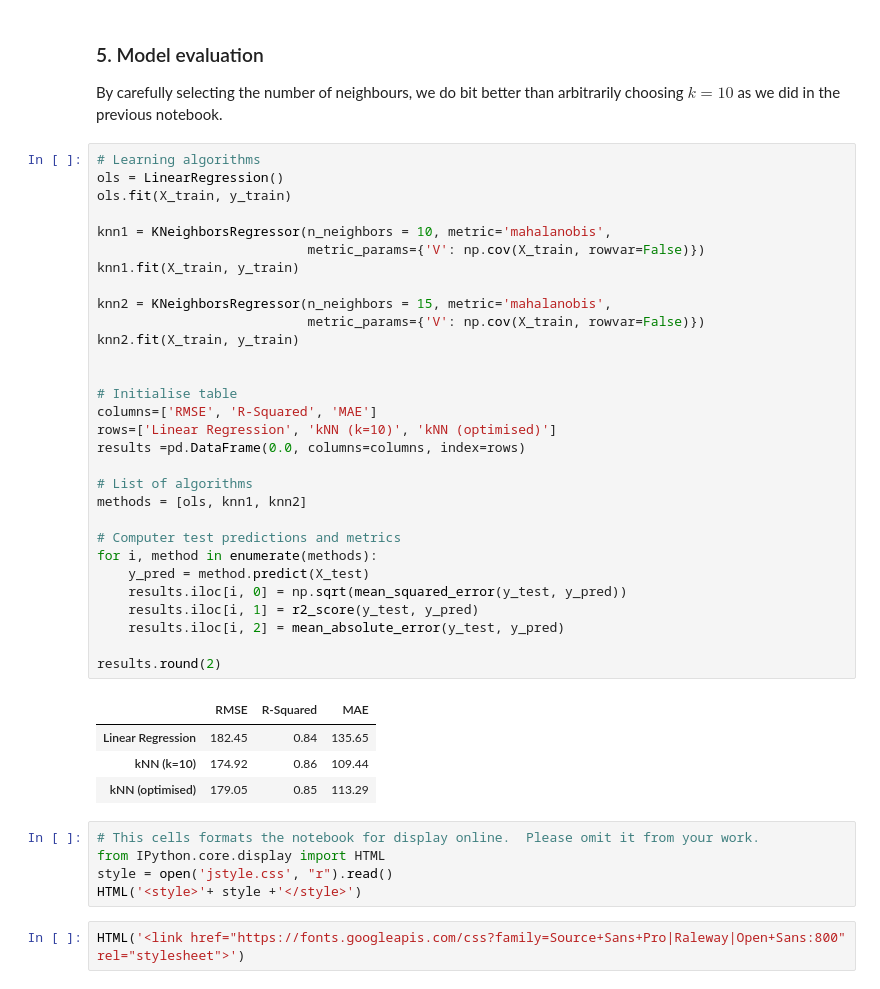
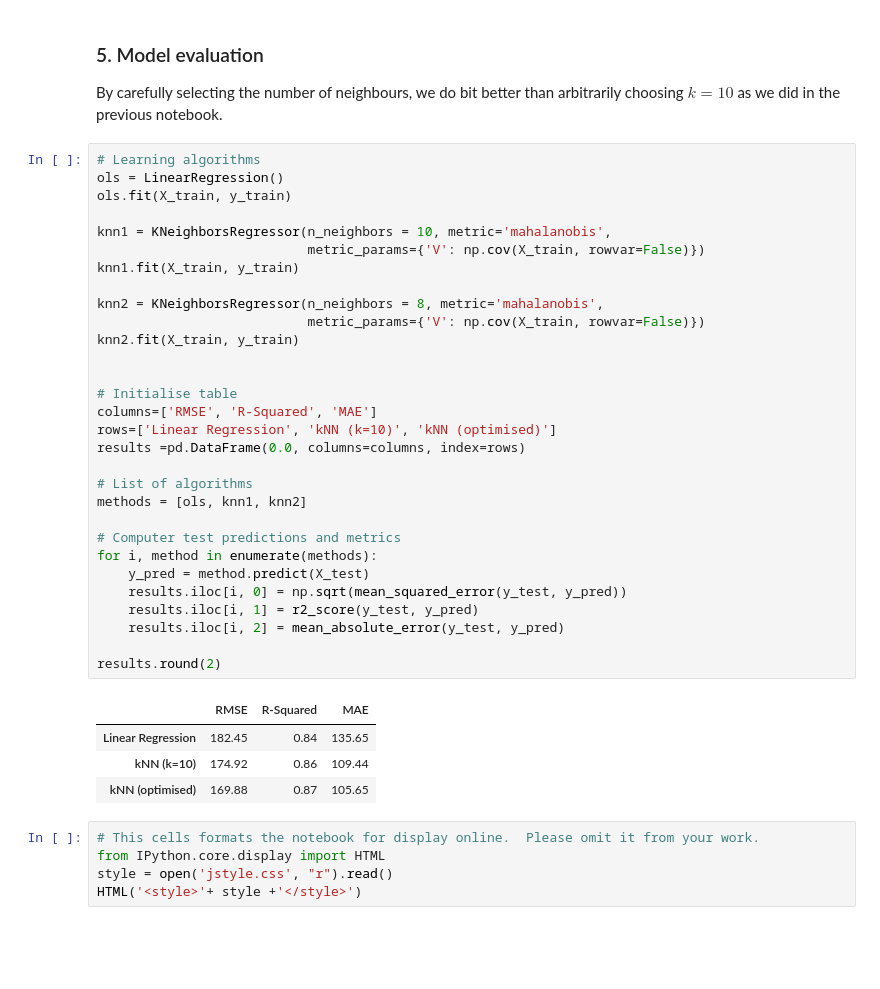
Before and after one commit to mscharth/aarhus, a Jupyter notebook: 03 Model Selection.ipynb, the cells around one changed output. Drawn from its saved outputs; the diff is of its cells as text; blank space fills up the shorter version.

```diff
--- a/03 Model Selection.ipynb
+++ b/03 Model Selection.ipynb
@@ -277,39 +277,37 @@ ols = LinearRegression()
 ols.fit(X_train, y_train)
 
 knn1 = KNeighborsRegressor(n_neighbors = 10, metric='mahalanobis',
                            metric_params={'V': np.cov(X_train, rowvar=False)})
 knn1.fit(X_train, y_train)
 
-knn2 = KNeighborsRegressor(n_neighbors = 15, metric='mahalanobis',
+knn2 = KNeighborsRegressor(n_neighbors = 8, metric='mahalanobis',
                            metric_params={'V': np.cov(X_train, rowvar=False)})
 knn2.fit(X_train, y_train)
 
 
 # Initialise table
 columns=['RMSE', 'R-Squared', 'MAE']
 rows=['Linear Regression', 'kNN (k=10)', 'kNN (optimised)']
 results =pd.DataFrame(0.0, columns=columns, index=rows)
 
 # List of algorithms
 methods = [ols, knn1, knn2]
 
 # Computer test predictions and metrics
 for i, method in enumerate(methods):
     y_pred = method.predict(X_test)
     results.iloc[i, 0] = np.sqrt(mean_squared_error(y_test, y_pred))
     results.iloc[i, 1] = r2_score(y_test, y_pred)
     results.iloc[i, 2] = mean_absolute_error(y_test, y_pred)
 
 results.round(2)
 # %% [output]
 |  | RMSE | R-Squared | MAE |
 | Linear Regression | 182.45 | 0.84 | 135.65 |
 | kNN (k=10) | 174.92 | 0.86 | 109.44 |
-| kNN (optimised) | 179.05 | 0.85 | 113.29 |
+| kNN (optimised) | 169.88 | 0.87 | 105.65 |
 # %%
 # This cells formats the notebook for display online.  Please omit it from your work.
 from IPython.core.display import HTML
 style = open('jstyle.css', "r").read()
 HTML('<style>'+ style +'</style>')
-# %%
-HTML('<link href="https://fonts.googleapis.com/css?family=Source+Sans+Pro|Raleway|Open+Sans:800" rel="stylesheet">')
```
Also changed, not shown: parts of 3 cells of this notebook.
